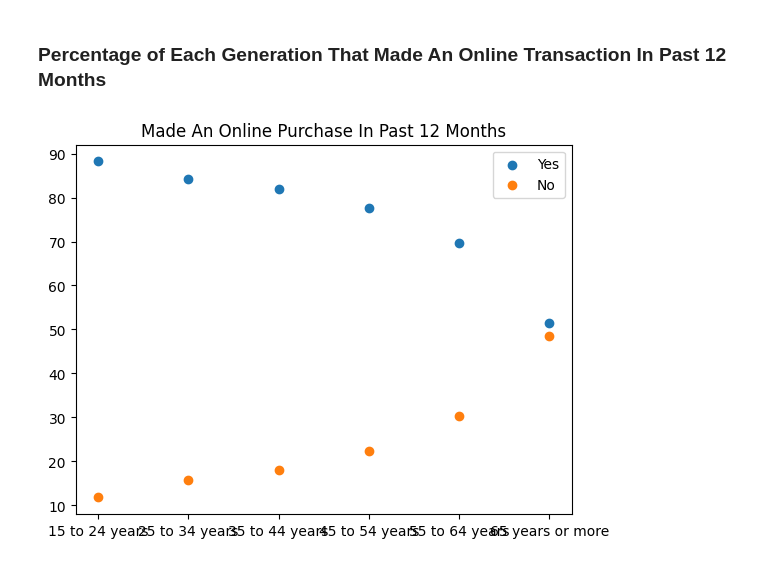
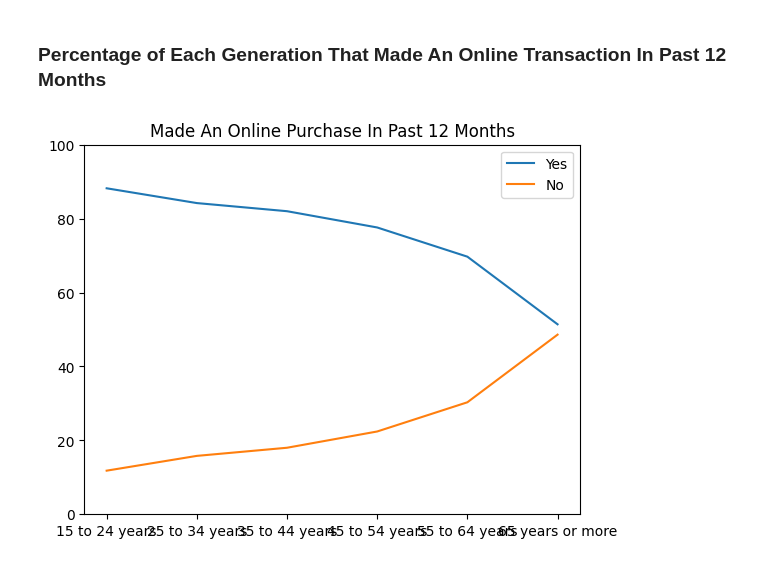
Before and after one commit to ryanmoore2121/Capstone, a Jupyter notebook: Banking.ipynb, the cells around one changed output. Drawn from its saved outputs; the diff is of its cells as text; code cells hidden in the pictures.

```diff
--- a/Banking.ipynb
+++ b/Banking.ipynb
@@ -58,22 +60,22 @@ plt.show()
 # %%
 import pandas as pd
 import matplotlib.pyplot as plt
 
 
 #Code that pulls the dataset and reads it
 df = pd.read_csv('OnlineTransactions.csv')
 
 #Code that creates a bar graph for percentage of each generations most common way to access their bank accounts.
 x = df['Row Variables']
 y = df["Yes"]
 y2= df['No']
 
 plt.figure()
-plt.scatter(x,y, label = 'Yes')
-plt.scatter(x, y2, label = 'No')
+plt.plot(x,y, label = 'Yes')
+plt.plot(x, y2, label = 'No')
 plt.title('Made An Online Purchase In Past 12 Months')
 plt.legend()
-
+plt.ylim(0,100)
 plt.show()
 # %% [output]
-[figure, old version]
+[figure, new version]
```
Also changed, not shown: parts of 6 cells of this notebook, 1 other file.
